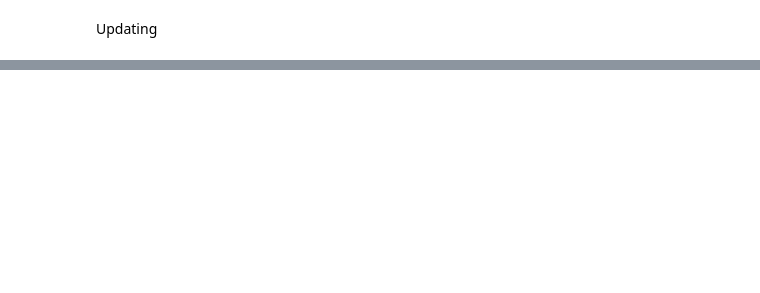
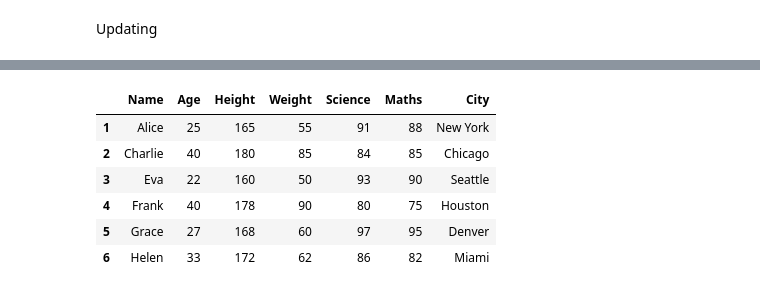
Before and after one commit to riyapandey23/study, a Jupyter notebook: pandas/phase1.ipynb, the cells around one changed output, grey strips where cells are left out. Drawn from its saved outputs; the diff is of its cells as text; code cells hidden in the pictures; blank space fills up the shorter version.

```diff
--- a/pandas/phase1.ipynb
+++ b/pandas/phase1.ipynb
@@ -92,6 +221,15 @@ df
 # %%
-df.loc[[2,6] , ['Maths','Weight']] = [85,62]     #Updating Multiple Values
+df.loc[df['Name'] == 'Charlie' , 'Maths'] = 85
+df.loc[df['Name'] == 'Helen' , 'Weight'] = 62        #Updating Multiple Values
 df
+# %% [output]
+|  | Name | Age | Height | Weight | Science | Maths | City |
+| 1 | Alice | 25 | 165 | 55 | 91 | 88 | New York |
+| 2 | Charlie | 40 | 180 | 85 | 84 | 85 | Chicago |
+| 3 | Eva | 22 | 160 | 50 | 93 | 90 | Seattle |
+| 4 | Frank | 40 | 178 | 90 | 80 | 75 | Houston |
+| 5 | Grace | 27 | 168 | 60 | 97 | 95 | Denver |
+| 6 | Helen | 33 | 172 | 62 | 86 | 82 | Miami |
 # %%
 df['Age'] = df['Age'] + 1       #Updating an Entire Column
 df
```
Also changed, not shown: parts of 21 cells of this notebook.
